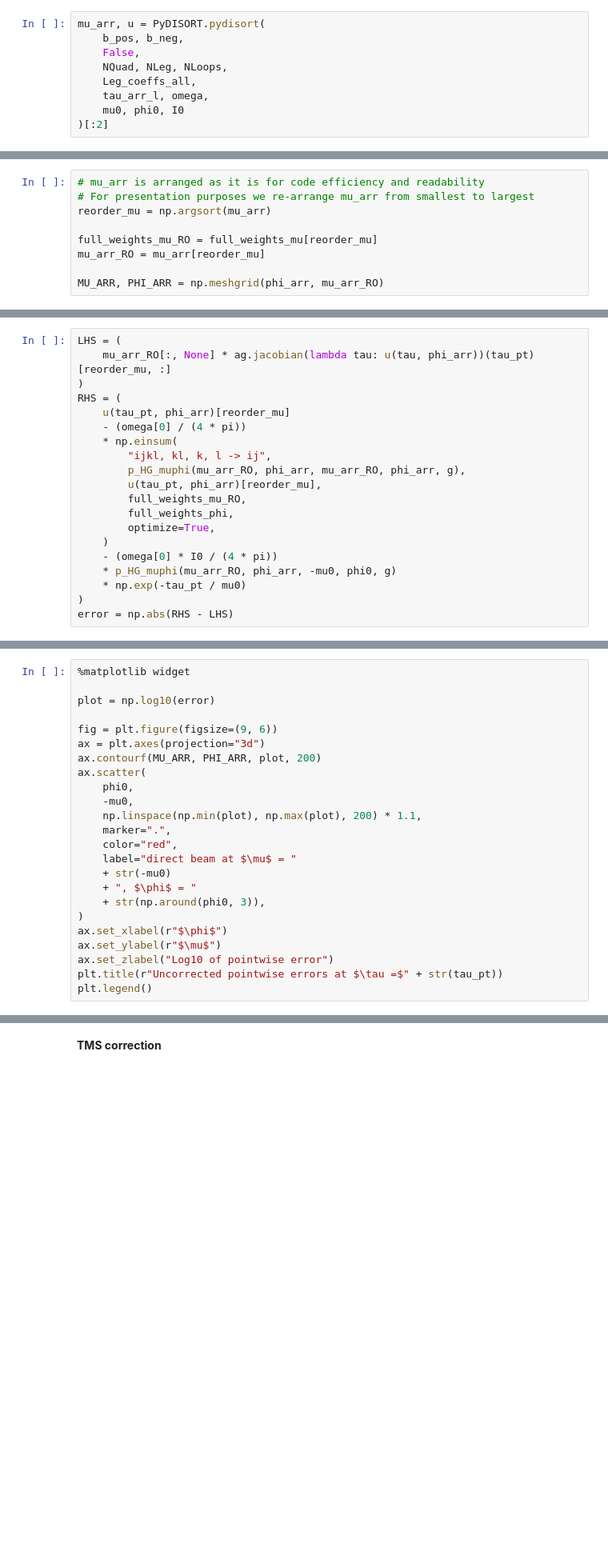
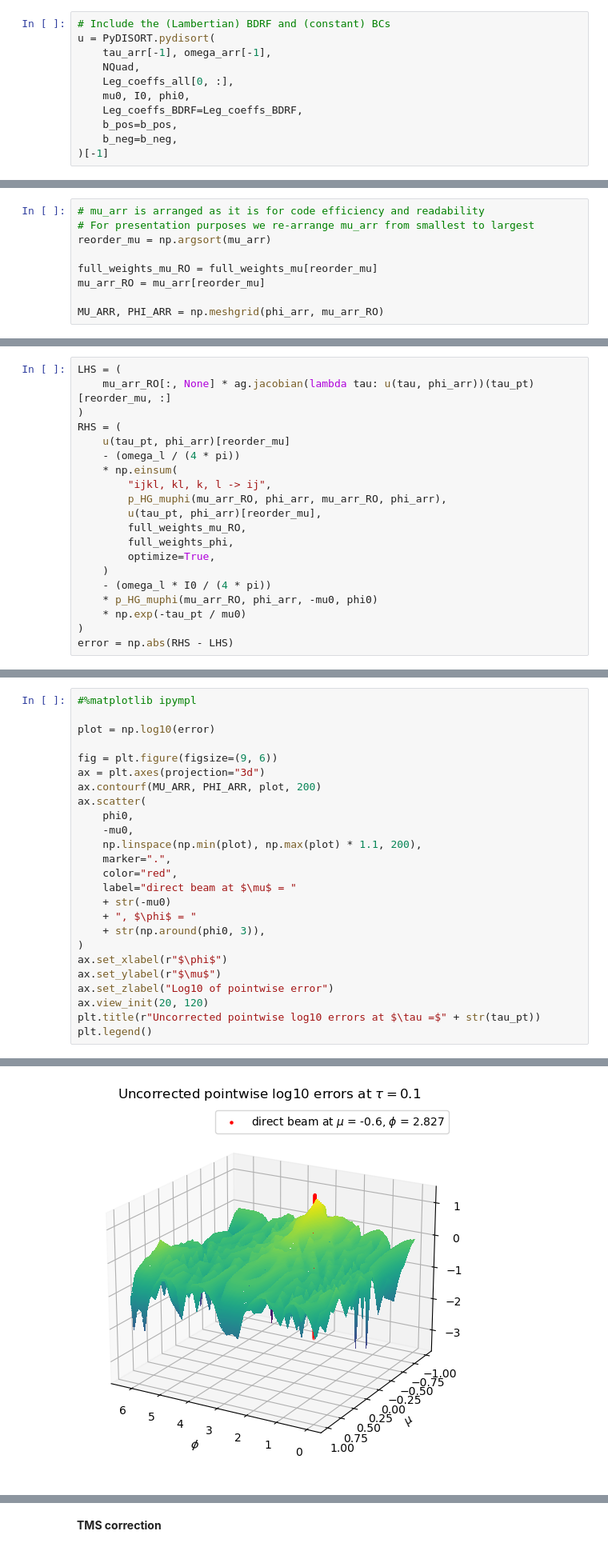
Before and after one commit to LDEO-CREW/Pythonic-DISORT, a Jupyter notebook: docs/Pythonic-DISORT.ipynb, the cells around one changed output, grey strips where cells are left out. Shown: that part at 80% size. Saved outputs shown, nothing was run; the diff lists cells and outputs as text; blank space fills up the shorter version.

```diff
--- a/docs/Pythonic-DISORT.ipynb
+++ b/docs/Pythonic-DISORT.ipynb
@@ -1403,9 +1390,11 @@ will be returned for the last Fourier term, for the $\tau, \phi$ values provided
 # %%
-mu_arr, u = PyDISORT.pydisort(
-    b_pos, b_neg,
-    False,
-    NQuad, NLeg, NLoops,
-    Leg_coeffs_all,
-    tau_arr_l, omega,
-    mu0, phi0, I0
-)[:2]
+# Include the (Lambertian) BDRF and (constant) BCs
+u = PyDISORT.pydisort(
+    tau_arr[-1], omega_arr[-1],
+    NQuad,
+    Leg_coeffs_all[0, :],
+    mu0, I0, phi0,
+    Leg_coeffs_BDRF=Leg_coeffs_BDRF,
+    b_pos=b_pos,
+    b_neg=b_neg,
+)[-1]
@@ -1475,17 +1472,17 @@ LHS = (
 )
 RHS = (
     u(tau_pt, phi_arr)[reorder_mu]
-    - (omega[0] / (4 * pi))
+    - (omega_l / (4 * pi))
     * np.einsum(
         "ijkl, kl, k, l -> ij",
-        p_HG_muphi(mu_arr_RO, phi_arr, mu_arr_RO, phi_arr, g),
+        p_HG_muphi(mu_arr_RO, phi_arr, mu_arr_RO, phi_arr),
         u(tau_pt, phi_arr)[reorder_mu],
         full_weights_mu_RO,
         full_weights_phi,
         optimize=True,
     )
-    - (omega[0] * I0 / (4 * pi))
-    * p_HG_muphi(mu_arr_RO, phi_arr, -mu0, phi0, g)
+    - (omega_l * I0 / (4 * pi))
+    * p_HG_muphi(mu_arr_RO, phi_arr, -mu0, phi0)
     * np.exp(-tau_pt / mu0)
 )
 error = np.abs(RHS - LHS)
@@ -1500,5 +1523,5 @@ print(
 # %%
-%matplotlib widget
+#%matplotlib ipympl
 
 plot = np.log10(error)
 
@@ -1508,7 +1531,7 @@ ax.contourf(MU_ARR, PHI_ARR, plot, 200)
 ax.scatter(
     phi0,
     -mu0,
-    np.linspace(np.min(plot), np.max(plot), 200) * 1.1,
+    np.linspace(np.min(plot), np.max(plot) * 1.1, 200),
     marker=".",
     color="red",
     label="direct beam at $\mu$ = "
@@ -1519,5 +1542,7 @@ ax.scatter(
 ax.set_xlabel(r"$\phi$")
 ax.set_ylabel(r"$\mu$")
 ax.set_zlabel("Log10 of pointwise error")
-plt.title(r"Uncorrected pointwise errors at $\tau =$" + str(tau_pt))
+ax.view_init(20, 120)
+plt.title(r"Uncorrected pointwise log10 errors at $\tau =$" + str(tau_pt))
 plt.legend()
+# %% [output]
@@ -1523,0 +1550 @@ plt.legend()
+[figure, added]
```
Also changed, not shown: parts of 223 cells of this notebook, 17 other files.
